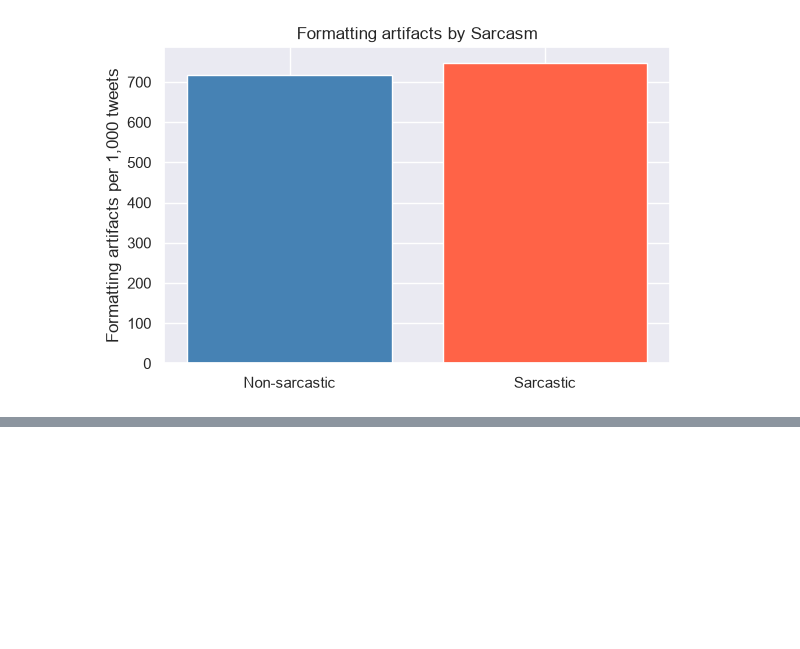
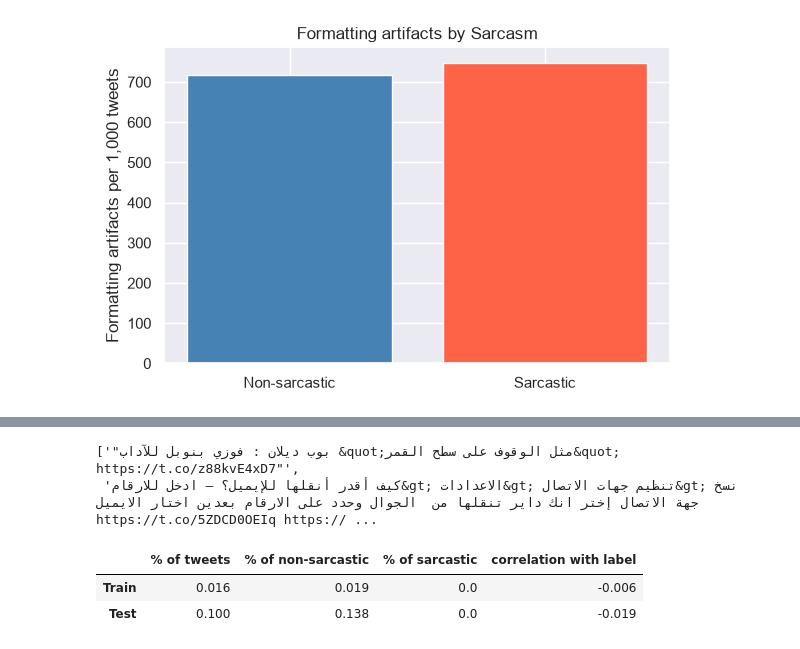
Before and after one commit to cad0m/Arabic-sarcasm, a Jupyter notebook: notebooks/EDA.ipynb, the cells around one changed output, grey strips where cells are left out. Cells and saved outputs as stored; diff of their text form; code cells hidden in the pictures; blank space fills up the shorter version.

```diff
--- a/notebooks/EDA.ipynb
+++ b/notebooks/EDA.ipynb
@@ -312,0 +328,23 @@ for name, pattern in PATTERNS.items():
+# %%
+df.loc[df["tweet"].astype(str).str.contains(CANDIDATES["HTML entities"]), "tweet"].head(3).tolist()
+# %% [output]
+['"بوب ديلان : فوزي بنوبل للآداب &quot;مثل الوقوف على سطح القمر&quot; https://t.co/z88kvE4xD7"',
+ 'كيف أقدر أنقلها للإيميل؟ — ادخل للارقام&gt; الاعدادات&gt; تنظيم جهات الاتصال&gt; نسخ جهة الاتصال إختر انك داير تنقلها من  الجوال وحدد على الارقام بعدين اختار الايميل https://t.co/5ZDCD0OEIq https:// ...
+# %%
+ARTIFACT = CANDIDATES["HTML entities"]   # change to your finding
+
+def measure(frame):
+    has = frame["tweet"].astype(str).str.contains(ARTIFACT)
+    sarcastic = frame["sarcasm"].astype(str).str.lower().isin(["true", "1"])
+    return {
+        "% of tweets": has.mean() * 100,
+        "% of non-sarcastic": has[~sarcastic].mean() * 100,
+        "% of sarcastic": has[sarcastic].mean() * 100,
+        "correlation with label": has.astype(int).corr(sarcastic.astype(int)),
+    }
+
+pd.DataFrame({"Train": measure(df), "Test": measure(test)}).T.round(3)
+# %% [output]
+|  | % of tweets | % of non-sarcastic | % of sarcastic | correlation with label |
+| Train | 0.016 | 0.019 | 0.0 | -0.006 |
+| Test | 0.100 | 0.138 | 0.0 | -0.019 |
```
Also changed, not shown: parts of 12 cells of this notebook, 5 other files.
